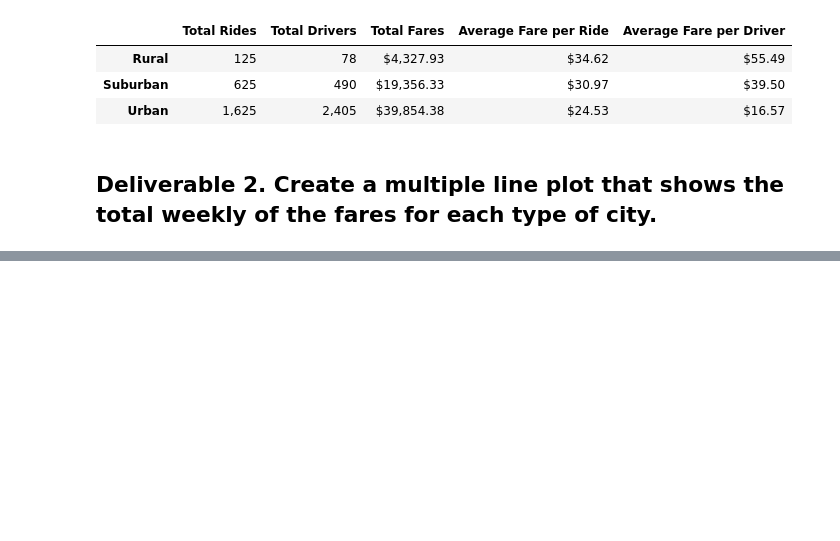
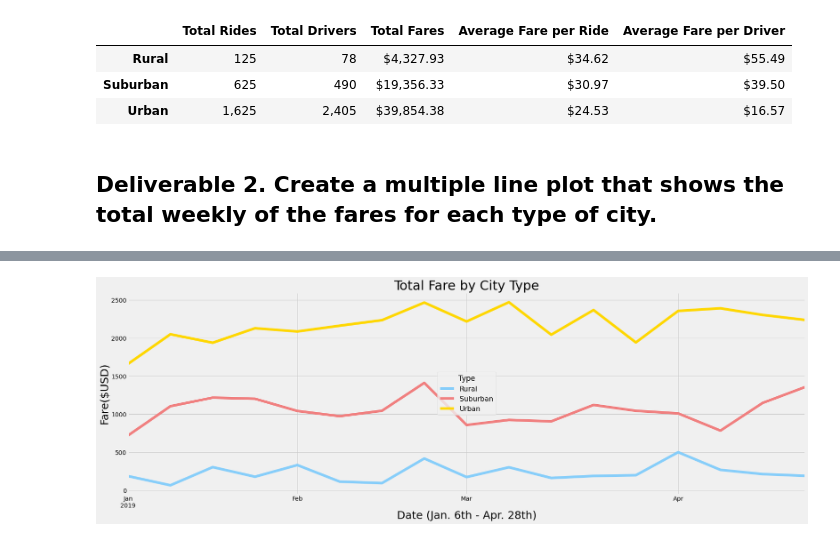
Before and after one commit to Fabalin/PyBer_Analysis, a Jupyter notebook: PyBer_Challenge.ipynb, the cells around one changed output, grey strips where cells are left out. Drawn from its saved outputs; the diff is of its cells as text; code cells hidden in the pictures; blank space fills up the shorter version.

```diff
--- a/PyBer_Challenge.ipynb
+++ b/PyBer_Challenge.ipynb
@@ -161,3 +142,6 @@ fares_date_type_df
 # %%
 # 4. Create a pivot table with the 'date' as the index, the columns ='type', and values='fare'
 # to get the total fares for each type of city by the date.
+
+pivot_df = fares_date_type_df.pivot(index=['date'], columns=['type'], values=['fare'])
+pivot_df.head(10)
@@ -164,2 +162,4 @@ fares_date_type_df
 # %%
 # 5. Create a new DataFrame from the pivot table DataFrame using loc on the given dates, '2019-01-01':'2019-04-29'.
+new_df = pivot_df.loc['2019-01-01':'2019-04-29']
+new_df.head(10)
@@ -166,5 +180,5 @@ fares_date_type_df
 # %%
 # 6. Set the "date" index to datetime datatype. This is necessary to use the resample() method in Step 8.
-# df.index = pd.to_datetime(df.index)
+new_df.index = pd.to_datetime(new_df.index)
 # %%
 # 7. Check that the datatype for the index is datetime using df.info()
@@ -171,2 +197,4 @@ fares_date_type_df
 # %%
 # 8. Create a new DataFrame using the "resample()" function by week 'W' and get the sum of the fares for each week.
+weekly_fares_df = new_df.resample('W').sum()[['fare']]
+weekly_fares_df.head(10)
@@ -179,0 +215,34 @@ style.use('fivethirtyeight')
+# %%
+# 8. Using the object-oriented interface method, plot the resample DataFrame using the df.plot() function.
+
+# Use Company Colors
+colors=["lightskyblue", "lightcoral", "gold"]
+# Plot using Object Oriented interface method
+ax = weekly_fares_df.plot(figsize=(25, 8), color= colors, grid=True, linewidth=6)
+ax.plot(kind='line')
+ax.set_title("Total Fare by City Type", fontsize=30)
+ax.set_xlabel("Date (Jan. 6th - Apr. 28th)", fontsize= 25)
+ax.set_ylabel("Fare($USD)", fontsize= 25)
+ax.set_xlim("2019-01-06","2019-04-28")
+ax.set_ylim(-50,2600)
+
+# Create a Legend
+lgnd = plt.legend(["Rural", "Suburban", "Urban"],
+                  fontsize="16",
+                  mode="Expanded",
+                  loc="center")
+lgnd.legendHandles[0]._sizes = [75]
+lgnd.legendHandles[1]._sizes = [75]
+lgnd.legendHandles[2]._sizes = [75]
+lgnd.set_title("Type")
+lgnd.get_title().set_fontsize(17)
+
+# Use the graph style fivethirtyeight.
+style.use('fivethirtyeight')
+
+# Save Figure
+plt.savefig("analysis/Fig8.png", bbox_inches='tight')
+
+plt.show()
+# %% [output]
+[figure, added]
```
Also changed, not shown: parts of 9 cells of this notebook, 1 other file.
